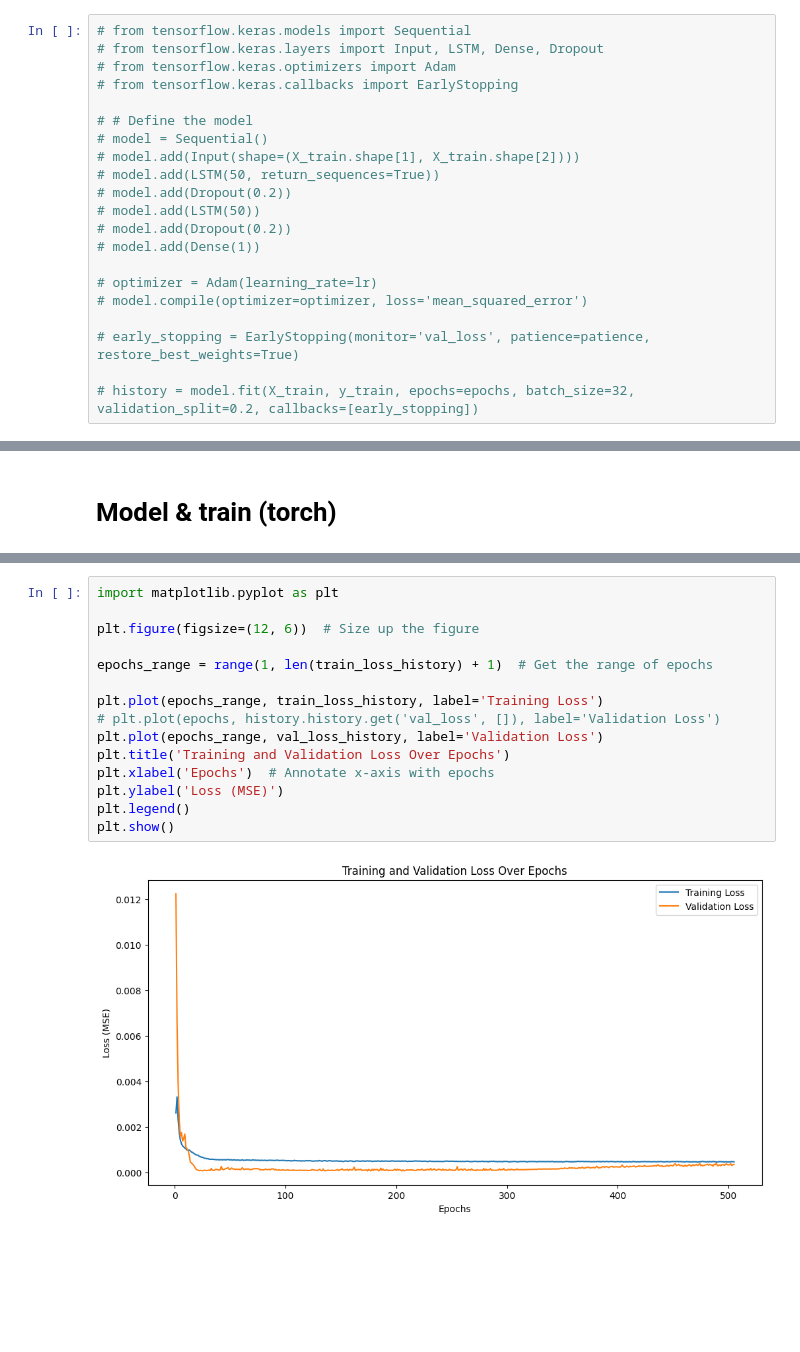
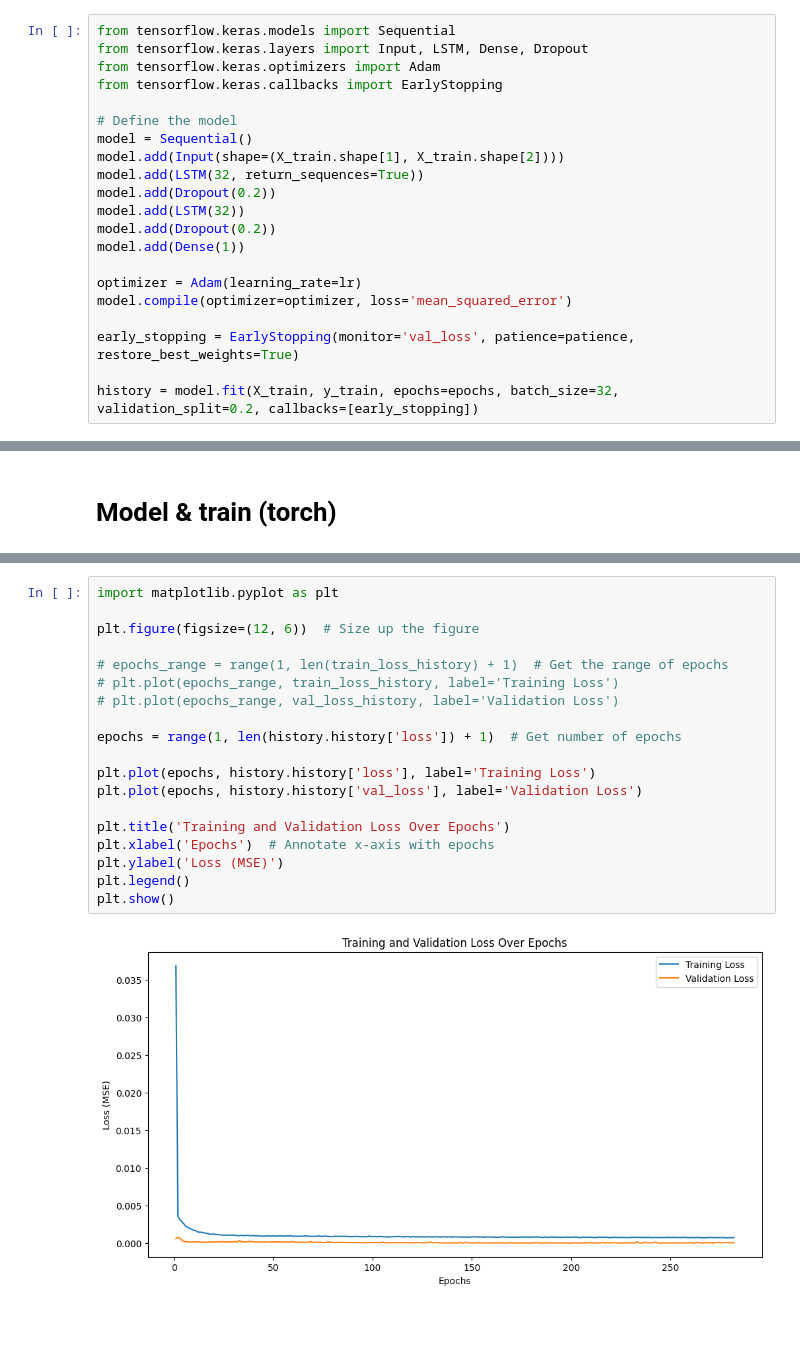
Before and after one commit to alkyne/BTC-Backtesting, a Jupyter notebook: Back_test_LSTM.ipynb, the cells around one changed output, grey strips where cells are left out. Drawn from its saved outputs; the diff is of its cells as text; blank space fills up the shorter version.

Commit message:
Chagne to Keras from torch

```diff
--- a/Back_test_LSTM.ipynb
+++ b/Back_test_LSTM.ipynb
@@ -211,23 +213,23 @@ scaled_data - NaNs: 0, Infs: 0
 # %% [markdown]
 # Model & train (Keras)
 # %%
-# from tensorflow.keras.models import Sequential
-# from tensorflow.keras.layers import Input, LSTM, Dense, Dropout
-# from tensorflow.keras.optimizers import Adam
-# from tensorflow.keras.callbacks import EarlyStopping
+from tensorflow.keras.models import Sequential
+from tensorflow.keras.layers import Input, LSTM, Dense, Dropout
+from tensorflow.keras.optimizers import Adam
+from tensorflow.keras.callbacks import EarlyStopping
 
-# # Define the model
-# model = Sequential()
-# model.add(Input(shape=(X_train.shape[1], X_train.shape[2])))
-# model.add(LSTM(50, return_sequences=True))
-# model.add(Dropout(0.2))
-# model.add(LSTM(50))
-# model.add(Dropout(0.2))
-# model.add(Dense(1))
+# Define the model
+model = Sequential()
+model.add(Input(shape=(X_train.shape[1], X_train.shape[2])))
+model.add(LSTM(32, return_sequences=True))
+model.add(Dropout(0.2))
+model.add(LSTM(32))
+model.add(Dropout(0.2))
+model.add(Dense(1))
 
-# optimizer = Adam(learning_rate=lr)
-# model.compile(optimizer=optimizer, loss='mean_squared_error')
+optimizer = Adam(learning_rate=lr)
+model.compile(optimizer=optimizer, loss='mean_squared_error')
 
-# early_stopping = EarlyStopping(monitor='val_loss', patience=patience, restore_best_weights=True)
+early_stopping = EarlyStopping(monitor='val_loss', patience=patience, restore_best_weights=True)
 
-# history = model.fit(X_train, y_train, epochs=epochs, batch_size=32, validation_split=0.2, callbacks=[early_stopping])
+history = model.fit(X_train, y_train, epochs=epochs, batch_size=32, validation_split=0.2, callbacks=[early_stopping])
@@ -377,20 +380,24 @@ Early stopping triggered
 # %%
 import matplotlib.pyplot as plt
 
 plt.figure(figsize=(12, 6))  # Size up the figure
 
-epochs_range = range(1, len(train_loss_history) + 1)  # Get the range of epochs
+# epochs_range = range(1, len(train_loss_history) + 1)  # Get the range of epochs
+# plt.plot(epochs_range, train_loss_history, label='Training Loss')
+# plt.plot(epochs_range, val_loss_history, label='Validation Loss')
 
-plt.plot(epochs_range, train_loss_history, label='Training Loss')
-# plt.plot(epochs, history.history.get('val_loss', []), label='Validation Loss')
-plt.plot(epochs_range, val_loss_history, label='Validation Loss')
+epochs = range(1, len(history.history['loss']) + 1)  # Get number of epochs
+
+plt.plot(epochs, history.history['loss'], label='Training Loss')
+plt.plot(epochs, history.history['val_loss'], label='Validation Loss')
+
 plt.title('Training and Validation Loss Over Epochs')
 plt.xlabel('Epochs')  # Annotate x-axis with epochs
 plt.ylabel('Loss (MSE)')
 plt.legend()
 plt.show()
 # %% [output]
-[figure, old version]
+[figure, new version]
 # %% [markdown]
 #
 # %% [markdown]
```
Also changed, not shown: parts of 21 cells of this notebook.
